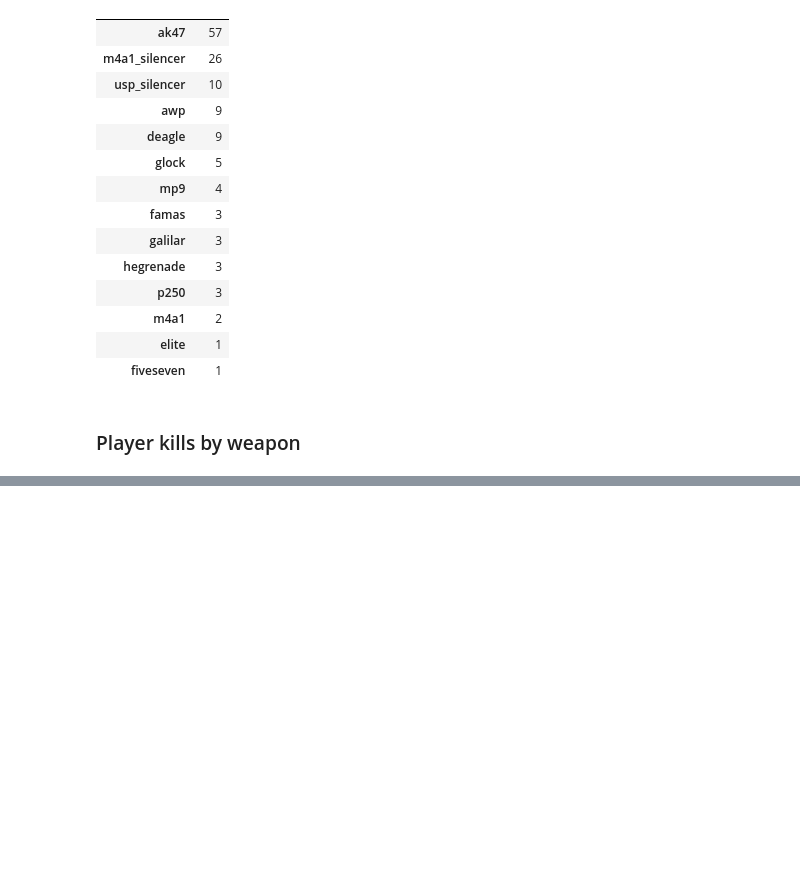
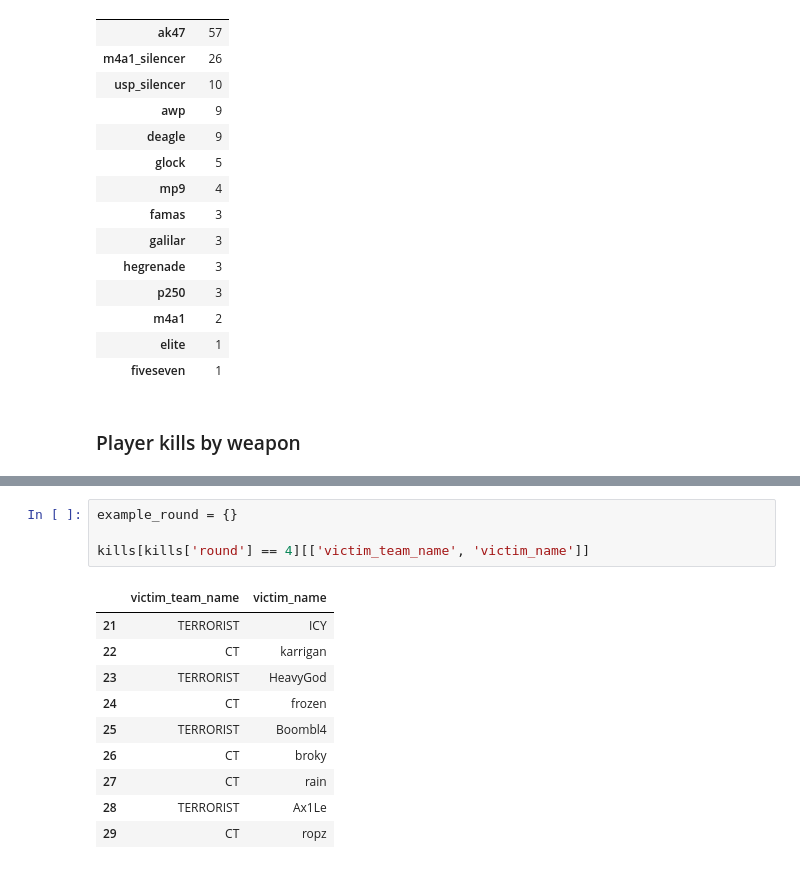
Before and after one commit to dickinsonmatt/counter-strike, a Jupyter notebook: analysis.ipynb, the cells around one changed output, grey strips where cells are left out. Cells and saved outputs as stored; diff of their text form; blank space fills up the shorter version.

```diff
--- a/analysis.ipynb
+++ b/analysis.ipynb
@@ -714,0 +735,15 @@ kills_grouping(['attacker_name', 'weapon'])
+# %%
+example_round = {}
+
+kills[kills['round'] == 4][['victim_team_name', 'victim_name']]
+# %% [output]
+|  | victim_team_name | victim_name |
+| 21 | TERRORIST | ICY |
+| 22 | CT | karrigan |
+| 23 | TERRORIST | HeavyGod |
+| 24 | CT | frozen |
+| 25 | TERRORIST | Boombl4 |
+| 26 | CT | broky |
+| 27 | CT | rain |
+| 28 | TERRORIST | Ax1Le |
+| 29 | CT | ropz |
```
Also changed, not shown: parts of 8 cells of this notebook.
